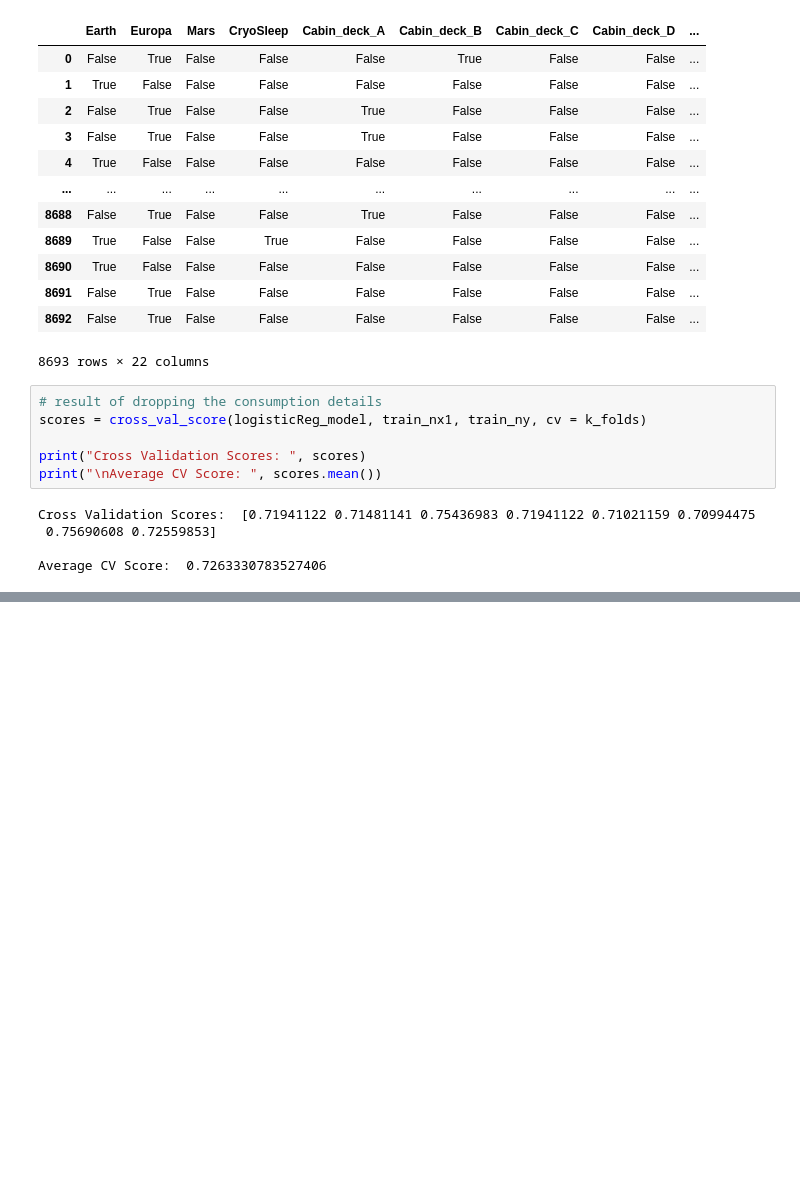
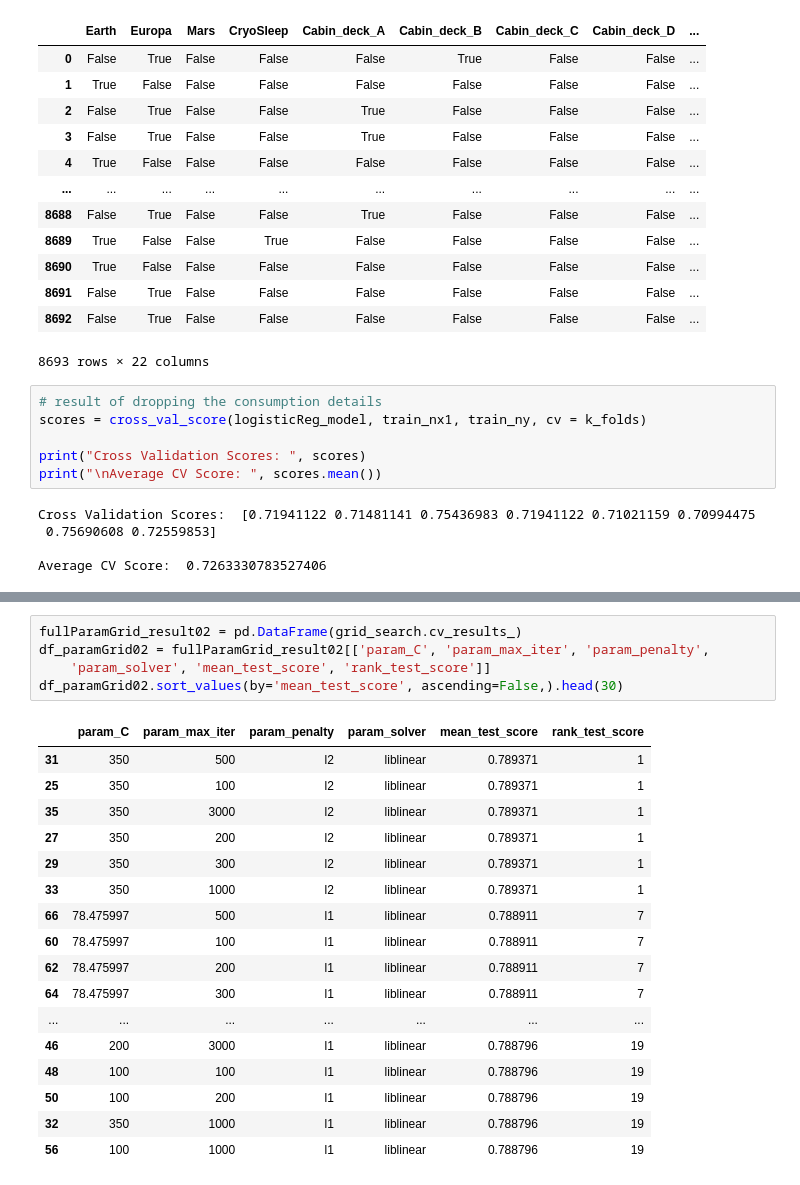
Before and after one commit to lucascheng24/Comp4433_spaceship-titanic, a Jupyter notebook: classifers/logisticRegression/LogisticReg_01.ipynb, the cells around one changed output, grey strips where cells are left out. Saved outputs shown, nothing was run; the diff lists cells and outputs as text; blank space fills up the shorter version.

```diff
--- a/classifers/logisticRegression/LogisticReg_01.ipynb
+++ b/classifers/logisticRegression/LogisticReg_01.ipynb
@@ -146,0 +326,23 @@ Average CV Score:  0.7263330783527406
+# %%
+fullParamGrid_result02 = pd.DataFrame(grid_search.cv_results_)
+df_paramGrid02 = fullParamGrid_result02[['param_C', 'param_max_iter', 'param_penalty',
+    'param_solver', 'mean_test_score', 'rank_test_score']]
+df_paramGrid02.sort_values(by='mean_test_score', ascending=False,).head(30)
+# %% [output]
+|  | param_C | param_max_iter | param_penalty | param_solver | mean_test_score | rank_test_score |
+| 31 | 350 | 500 | l2 | liblinear | 0.789371 | 1 |
+| 25 | 350 | 100 | l2 | liblinear | 0.789371 | 1 |
+| 35 | 350 | 3000 | l2 | liblinear | 0.789371 | 1 |
+| 27 | 350 | 200 | l2 | liblinear | 0.789371 | 1 |
+| 29 | 350 | 300 | l2 | liblinear | 0.789371 | 1 |
+| 33 | 350 | 1000 | l2 | liblinear | 0.789371 | 1 |
+| 66 | 78.475997 | 500 | l1 | liblinear | 0.788911 | 7 |
+| 60 | 78.475997 | 100 | l1 | liblinear | 0.788911 | 7 |
+| 62 | 78.475997 | 200 | l1 | liblinear | 0.788911 | 7 |
+| 64 | 78.475997 | 300 | l1 | liblinear | 0.788911 | 7 |
+| ... | ... | ... | ... | ... | ... | ... |
+| 46 | 200 | 3000 | l1 | liblinear | 0.788796 | 19 |
+| 48 | 100 | 100 | l1 | liblinear | 0.788796 | 19 |
+| 50 | 100 | 200 | l1 | liblinear | 0.788796 | 19 |
+| 32 | 350 | 1000 | l1 | liblinear | 0.788796 | 19 |
+| 56 | 100 | 1000 | l1 | liblinear | 0.788796 | 19 |
```
Also changed, not shown: parts of 22 cells of this notebook.
